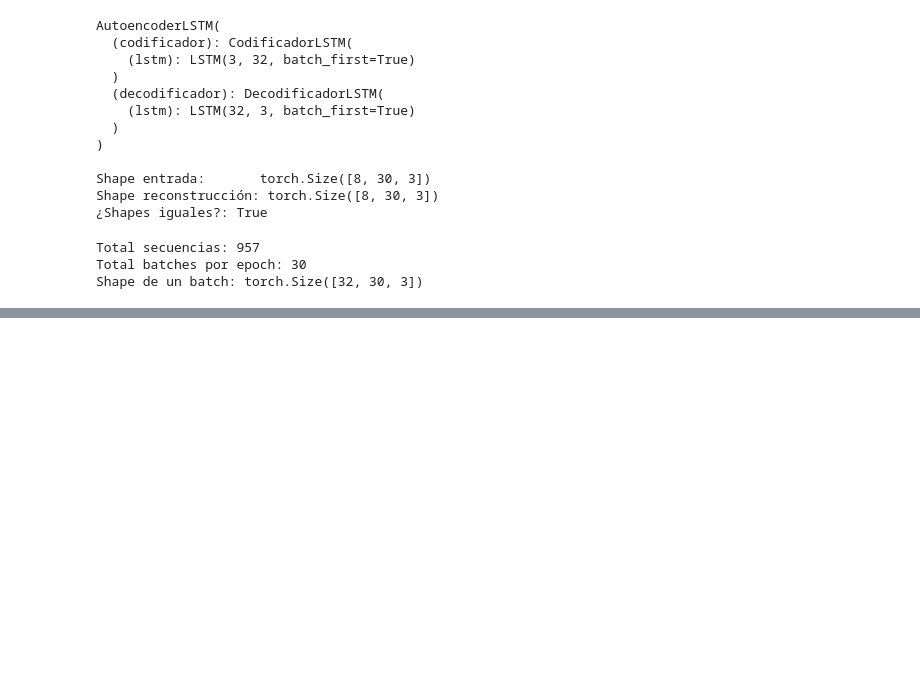
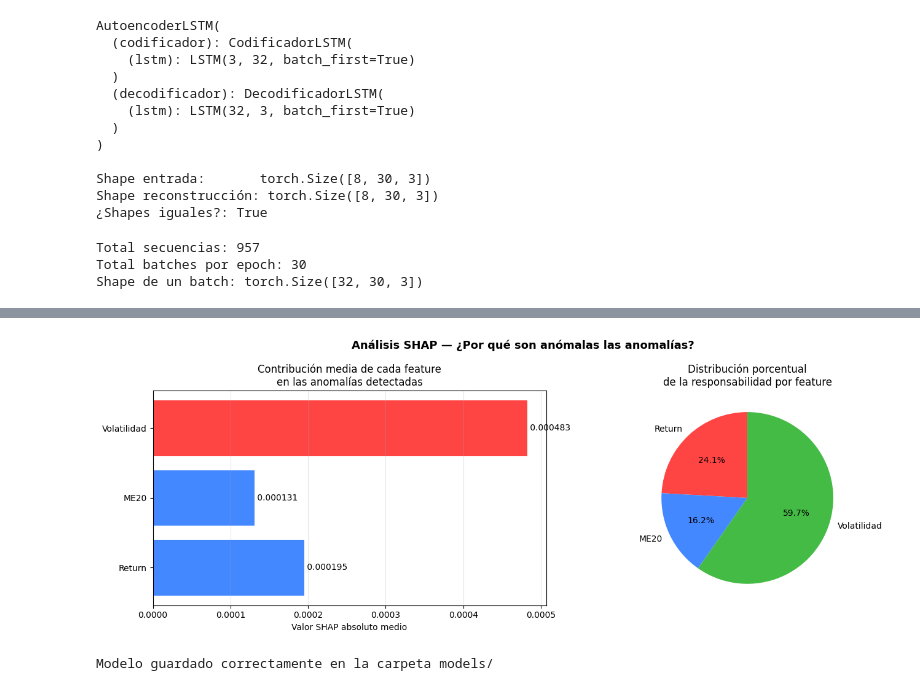
Before and after one commit to jarellacam/DETECTOR_ANOMALIAS, a Jupyter notebook: notebooks/exploration/pruebas_pytorch.ipynb, the cells around one changed output, grey strips where cells are left out. Saved outputs shown, nothing was run; the diff lists cells and outputs as text; code cells hidden in the pictures; blank space fills up the shorter version.

```diff
--- a/notebooks/exploration/pruebas_pytorch.ipynb
+++ b/notebooks/exploration/pruebas_pytorch.ipynb
@@ -160,0 +173,40 @@ for feature, valor in resultado["Contribuciones"].items():
+# %%
+contribuciones = resultado["Contribuciones"]
+features = list(contribuciones.keys())
+valores = list(contribuciones.values())
+
+colores = ["#ff4444" if v == max(valores) else "#4488ff" for v in valores]
+
+fig, axes = plt.subplots(1, 2, figsize=(14, 5))
+
+# Gráfica 1 — Contribución media por feature
+axes[0].barh(features, valores, color=colores)
+axes[0].set_title("Contribución media de cada feature\nen las anomalías detectadas")
+axes[0].set_xlabel("Valor SHAP absoluto medio")
+axes[0].grid(True, axis="x", alpha=0.3)
+for i, v in enumerate(valores):
+    axes[0].text(v, i, f" {v:.6f}", va="center")
+
+# Gráfica 2 — Contribución relativa en porcentaje
+total = sum(valores)
+porcentajes = [v / total * 100 for v in valores]
+axes[1].pie(
+    porcentajes,
+    labels=features,
+    autopct="%1.1f%%",
+    colors=["#ff4444", "#4488ff", "#44bb44"],
+    startangle=90
+)
+axes[1].set_title("Distribución porcentual\nde la responsabilidad por feature")
+
+plt.suptitle("Análisis SHAP — ¿Por qué son anómalas las anomalías?",
+            fontsize=13, fontweight="bold")
+plt.tight_layout()
+plt.show()
+# %% [output]
+[figure, added]
+# %%
+torch.save(modelo.state_dict(), "../../models/autoencoder_aapl.pt")
+print("Modelo guardado correctamente en la carpeta models/")
+# %% [output]
+Modelo guardado correctamente en la carpeta models/
```
Also changed, not shown: parts of 8 cells of this notebook, 9 other files.
